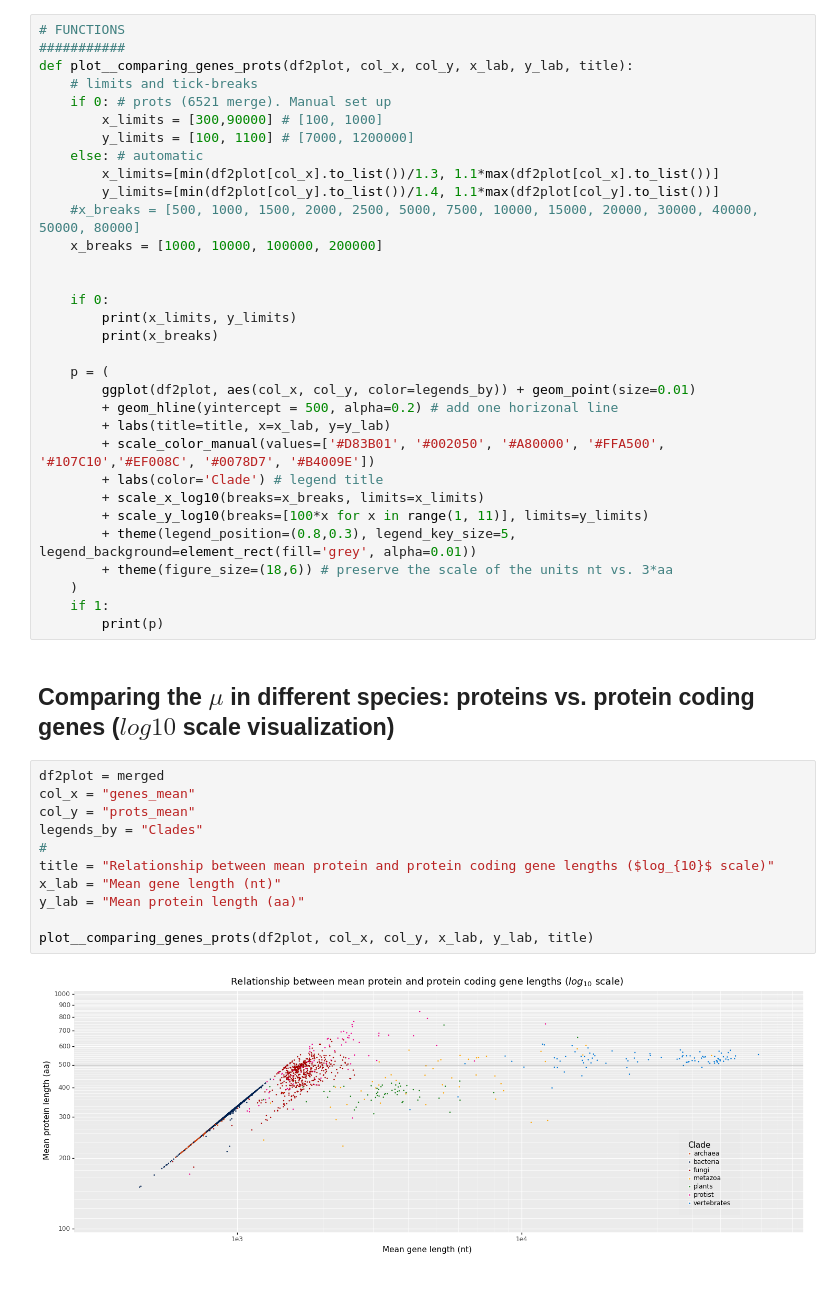
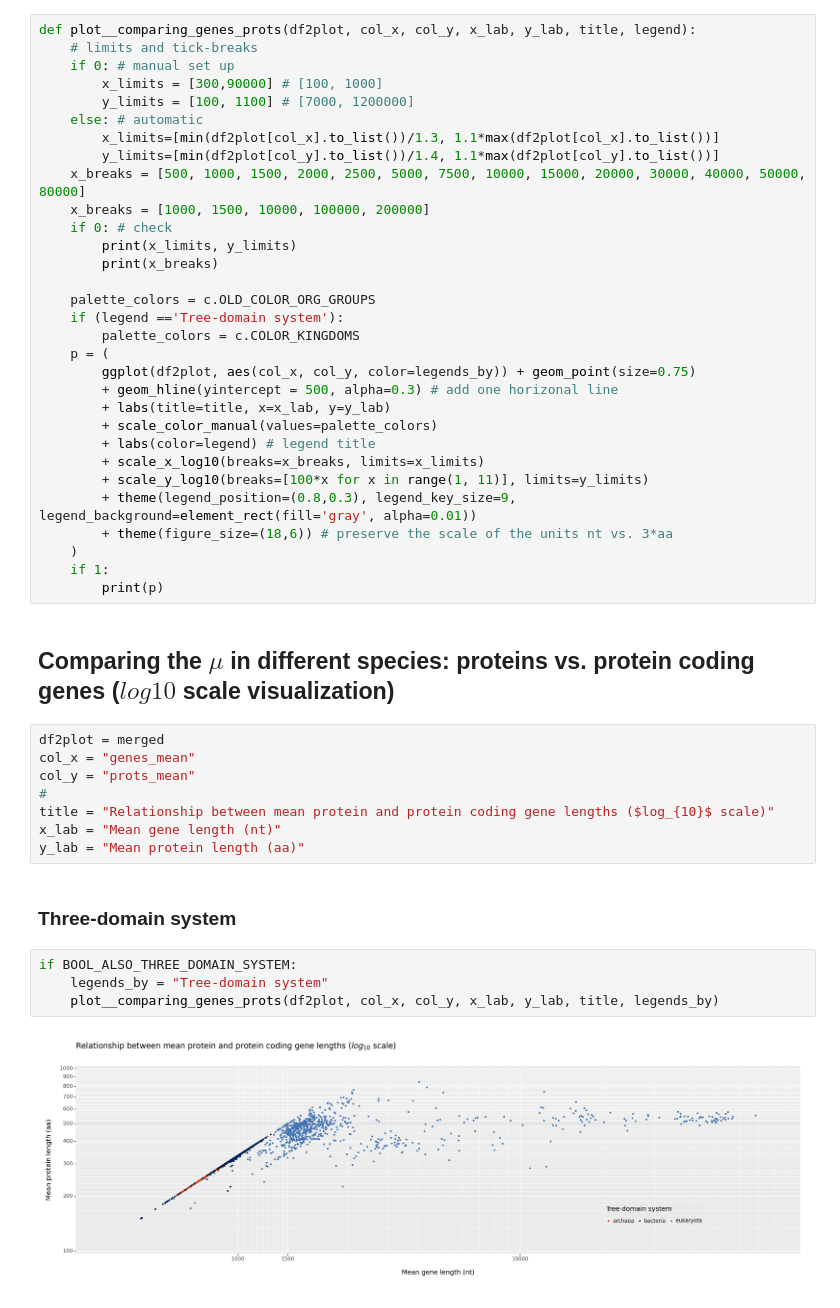
Before and after one commit to emuro/EM_probando, a Jupyter notebook: main_work/relation_proteins_protCodGenes_lengths.ipynb, the cells around one changed output. Drawn from its saved outputs; the diff is of its cells as text.

```diff
--- a/main_work/relation_proteins_protCodGenes_lengths.ipynb
+++ b/main_work/relation_proteins_protCodGenes_lengths.ipynb
@@ -51,51 +72,53 @@ Name: Clades, dtype: int64
 # %% [markdown]
 ## Python functions
 # %%
-# FUNCTIONS
-###########
-def plot__comparing_genes_prots(df2plot, col_x, col_y, x_lab, y_lab, title):
+def plot__comparing_genes_prots(df2plot, col_x, col_y, x_lab, y_lab, title, legend):
     # limits and tick-breaks
-    if 0: # prots (6521 merge). Manual set up
+    if 0: # manual set up
         x_limits = [300,90000] # [100, 1000]
         y_limits = [100, 1100] # [7000, 1200000]
     else: # automatic
         x_limits=[min(df2plot[col_x].to_list())/1.3, 1.1*max(df2plot[col_x].to_list())]
         y_limits=[min(df2plot[col_y].to_list())/1.4, 1.1*max(df2plot[col_y].to_list())]
-    #x_breaks = [500, 1000, 1500, 2000, 2500, 5000, 7500, 10000, 15000, 20000, 30000, 40000, 50000, 80000]
-    x_breaks = [1000, 10000, 100000, 200000]
-
-
-    if 0:
+    x_breaks = [500, 1000, 1500, 2000, 2500, 5000, 7500, 10000, 15000, 20000, 30000, 40000, 50000, 80000]
+    x_breaks = [1000, 1500, 10000, 100000, 200000]
+    if 0: # check
         print(x_limits, y_limits)
         print(x_breaks)
 
+    palette_colors = c.OLD_COLOR_ORG_GROUPS
+    if (legend =='Tree-domain system'):
+        palette_colors = c.COLOR_KINGDOMS
     p = (
-        ggplot(df2plot, aes(col_x, col_y, color=legends_by)) + geom_point(size=0.01)
-        + geom_hline(yintercept = 500, alpha=0.2) # add one horizonal line
+        ggplot(df2plot, aes(col_x, col_y, color=legends_by)) + geom_point(size=0.75)
+        + geom_hline(yintercept = 500, alpha=0.3) # add one horizonal line
         + labs(title=title, x=x_lab, y=y_lab)
-        + scale_color_manual(values=['#D83B01', '#002050', '#A80000', '#FFA500', '#107C10','#EF008C', '#0078D7', '#B4009E'])
-        + labs(color='Clade') # legend title
+        + scale_color_manual(values=palette_colors)
+        + labs(color=legend) # legend title
         + scale_x_log10(breaks=x_breaks, limits=x_limits)
         + scale_y_log10(breaks=[100*x for x in range(1, 11)], limits=y_limits)
-        + theme(legend_position=(0.8,0.3), legend_key_size=5, legend_background=element_rect(fill='grey', alpha=0.01))
+        + theme(legend_position=(0.8,0.3), legend_key_size=9, legend_background=element_rect(fill='gray', alpha=0.01))
         + theme(figure_size=(18,6)) # preserve the scale of the units nt vs. 3*aa
     )
     if 1:
         print(p)
 # %% [markdown]
 ## Comparing the $\mu$ in different species: proteins vs. protein coding genes ($log10$ scale visualization)
+# %%
+df2plot = merged
+col_x = "genes_mean"
+col_y = "prots_mean"
+#
+title = "Relationship between mean protein and protein coding gene lengths ($log_{10}$ scale)"
+x_lab = "Mean gene length (nt)"
+y_lab = "Mean protein length (aa)"
+# %% [markdown]
+### Three-domain system
 # %%
-df2plot = merged
-col_x = "genes_mean"
-col_y = "prots_mean"
-legends_by = "Clades"
-#
-title = "Relationship between mean protein and protein coding gene lengths ($log_{10}$ scale)"
-x_lab = "Mean gene length (nt)"
-y_lab = "Mean protein length (aa)"
-
-plot__comparing_genes_prots(df2plot, col_x, col_y, x_lab, y_lab, title)
+if BOOL_ALSO_THREE_DOMAIN_SYSTEM:
+    legends_by = "Tree-domain system"
+    plot__comparing_genes_prots(df2plot, col_x, col_y, x_lab, y_lab, title, legends_by)
 # %% [output]
-[figure, old version]
+[figure, new version]
 # %% [markdown]
 **Figure caption:**
```
Also changed, not shown: parts of 6 cells of this notebook, 9 other files.
